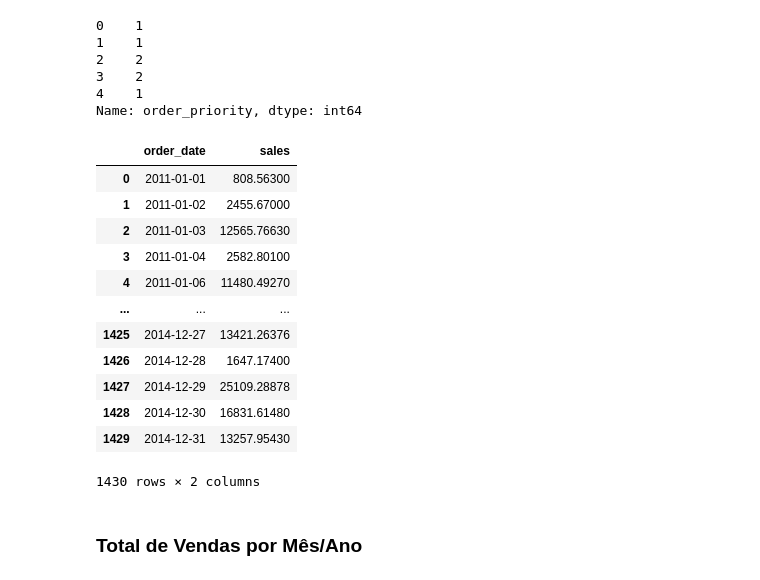
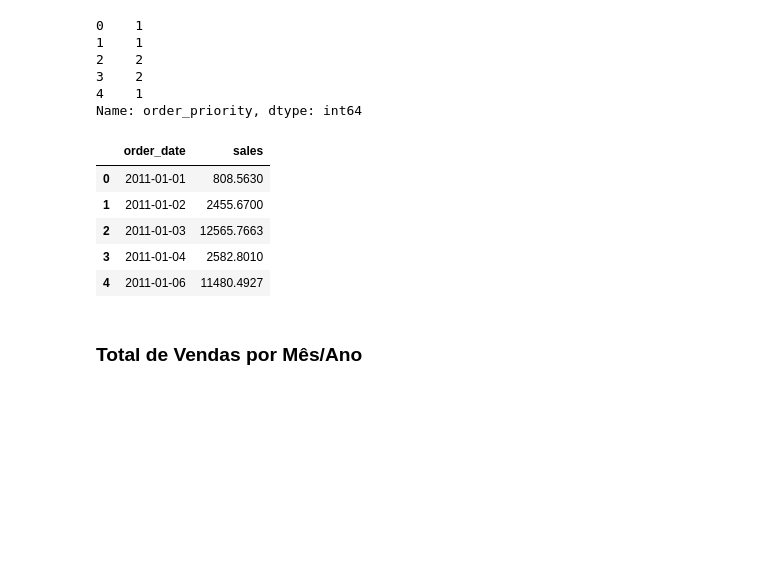
Before and after one commit to vector-b/alipaga_store_sales, a Jupyter notebook: Case.ipynb, the cells around one changed output. Cells and saved outputs as stored; diff of their text form; code cells hidden in the pictures; blank space fills up the shorter version.

```diff
--- a/Case.ipynb
+++ b/Case.ipynb
@@ -81,21 +80,14 @@ Name: order_priority, dtype: int64
 sales_day = df.groupby(["order_date"]).sales.sum().reset_index()
 sales_month = sales_day.groupby(pd.Grouper(key='order_date', freq='M')).sum().reset_index()
 # %%
-sales_day
+sales_day.head(5)
 # %% [output]
 |  | order_date | sales |
-| 0 | 2011-01-01 | 808.56300 |
-| 1 | 2011-01-02 | 2455.67000 |
-| 2 | 2011-01-03 | 12565.76630 |
-| 3 | 2011-01-04 | 2582.80100 |
-| 4 | 2011-01-06 | 11480.49270 |
-| ... | ... | ... |
-| 1425 | 2014-12-27 | 13421.26376 |
-| 1426 | 2014-12-28 | 1647.17400 |
-| 1427 | 2014-12-29 | 25109.28878 |
-| 1428 | 2014-12-30 | 16831.61480 |
-| 1429 | 2014-12-31 | 13257.95430 |
+| 0 | 2011-01-01 | 808.5630 |
+| 1 | 2011-01-02 | 2455.6700 |
+| 2 | 2011-01-03 | 12565.7663 |
+| 3 | 2011-01-04 | 2582.8010 |
+| 4 | 2011-01-06 | 11480.4927 |
-1430 rows × 2 columns
 # %%
 sales_month = sales_day.groupby(pd.Grouper(key='order_date', freq='M')).sum().reset_index()
 # %%
```
Also changed, not shown: parts of 25 cells of this notebook.
